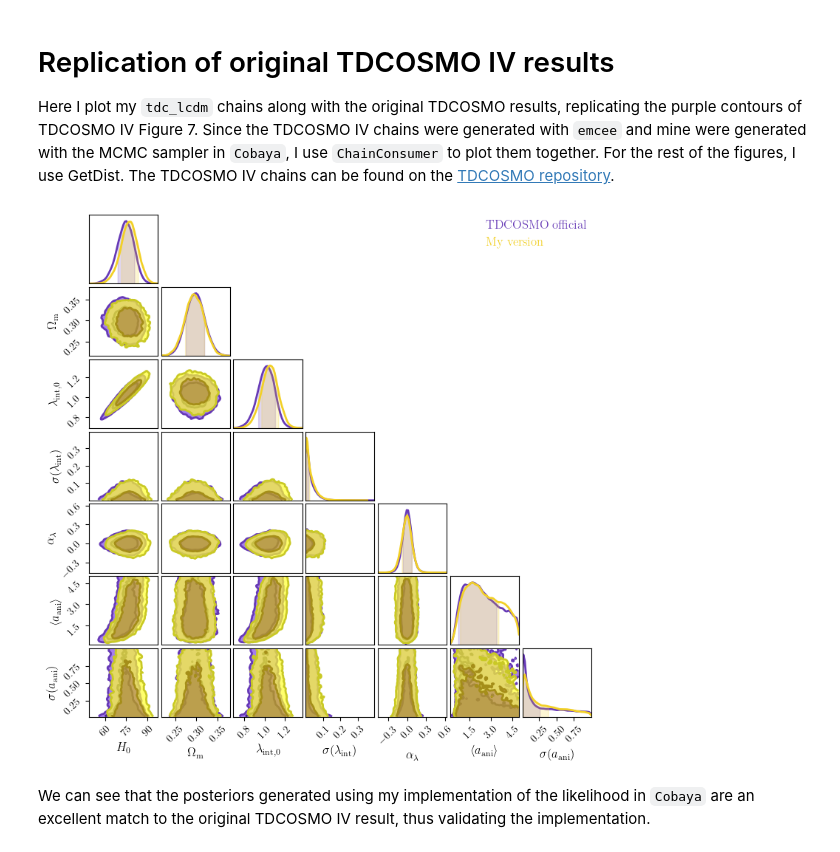
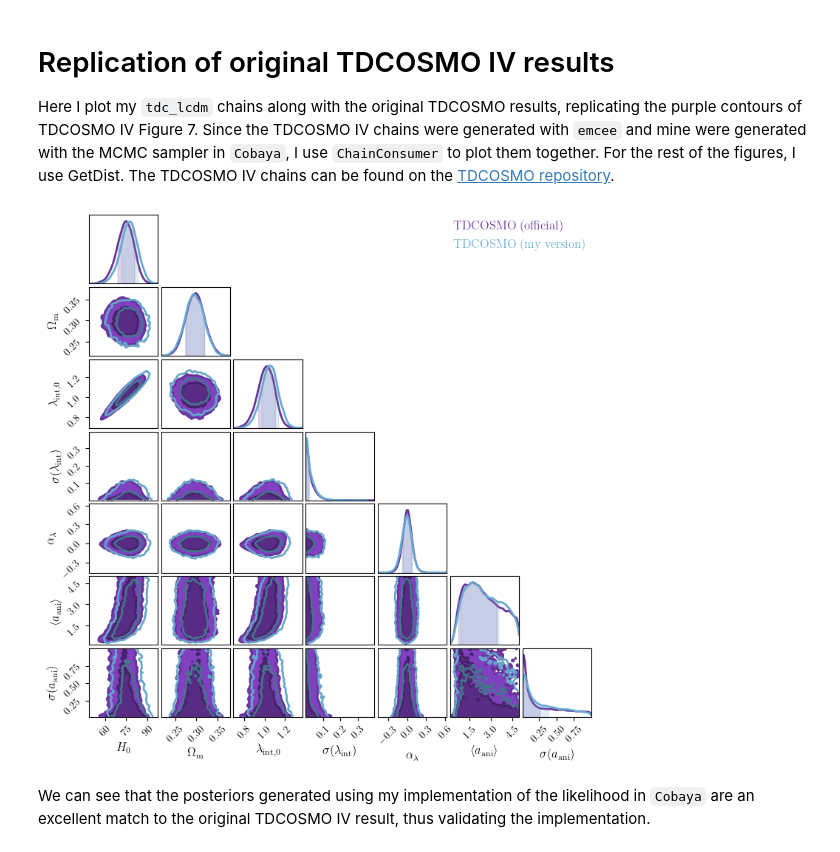
Before and after one commit to nataliehogg/slide, a Jupyter notebook: results_and_figures.ipynb, the cells around one changed output. Cells and saved outputs as stored; diff of their text form; code cells hidden in the pictures.

```diff
--- a/results_and_figures.ipynb
+++ b/results_and_figures.ipynb
@@ -44,40 +44,41 @@ official = reader.get_chain(discard=400, flat=True, thin=True)
 param_inds = [0,1,2,3,4,5,6]
 
 # add the chain to chain consumer
-c.add_chain([official[:,ind] for ind in param_inds], walkers = 100, parameters = params, name='TDCOSMO official')
+c.add_chain([official[:,ind] for ind in param_inds], walkers = 100, parameters = params, name='TDCOSMO (official)')
 
 # now for the cosmomc/cobaya-generated chain; we have to remove burn-in by hand when using chainconsumer
 # count the lines of the txt file to be loaded
 num_lines = sum(1 for _ in open(path + 'tdc_lcdm.1.txt'))
 
 # compute 30% of the number of lines; these will be removed as burn in
 burn_in = (num_lines/100)*30
 
 # load in a text chain file and declare which columns you want to use
 # the column numbers correspond to the various parameters used in the MCMC
 # you can do e.g. $ head -1 tdc_lcdm.1.txt to see which column number corresponds to which parameter
 # and order them in the right order to match the other chain
 cols = (7,10,2,3,4,5,6)
 my_version = np.genfromtxt(path + 'tdc_lcdm.1.txt', skip_header=int(burn_in), delimiter = None, usecols=cols)
 
 # add the chain to chain consumer
-c.add_chain(my_version, parameters=params, name='My version')
+c.add_chain(my_version, parameters=params, name='TDCOSMO (my version)')
 
-colors = ['purple', 'yellow']
+colors = ['#663399', '#67a9cf']
 
 # some chain consumer settings
 c.configure(smooth = True,
             spacing = 1.0,
             max_ticks = 4,
             colors = colors,
             shade_gradient = 0.6,
+            shade_alpha=[1.0, 0.0],
             bar_shade = True,
             linewidths = [2.0]*len(colors),
             usetex = True, serif = True)
 
 fig = c.plotter.plot(figsize=(8,8))
 # %% [output]
-[figure, old version]
+[figure, new version]
 # %% [markdown]
 We can see that the posteriors generated using my implementation of the likelihood in `Cobaya` are an excellent match to the original TDCOSMO IV result, thus validating the implementation.
 # %% [markdown]
```
Also changed, not shown: parts of 4 cells of this notebook.
